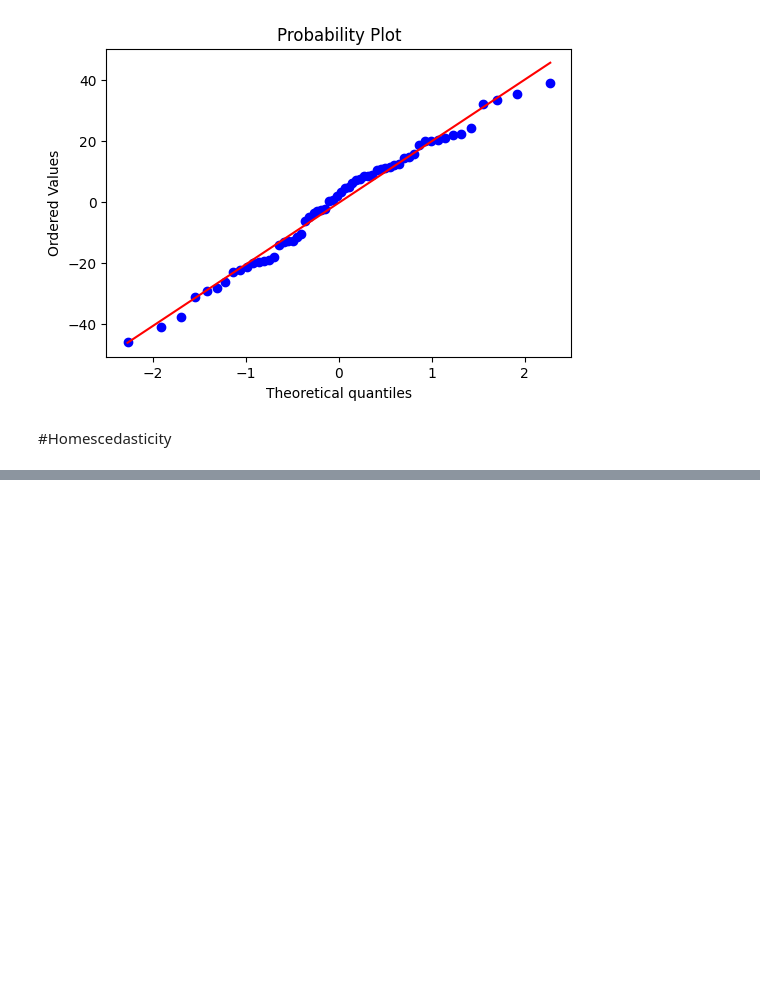
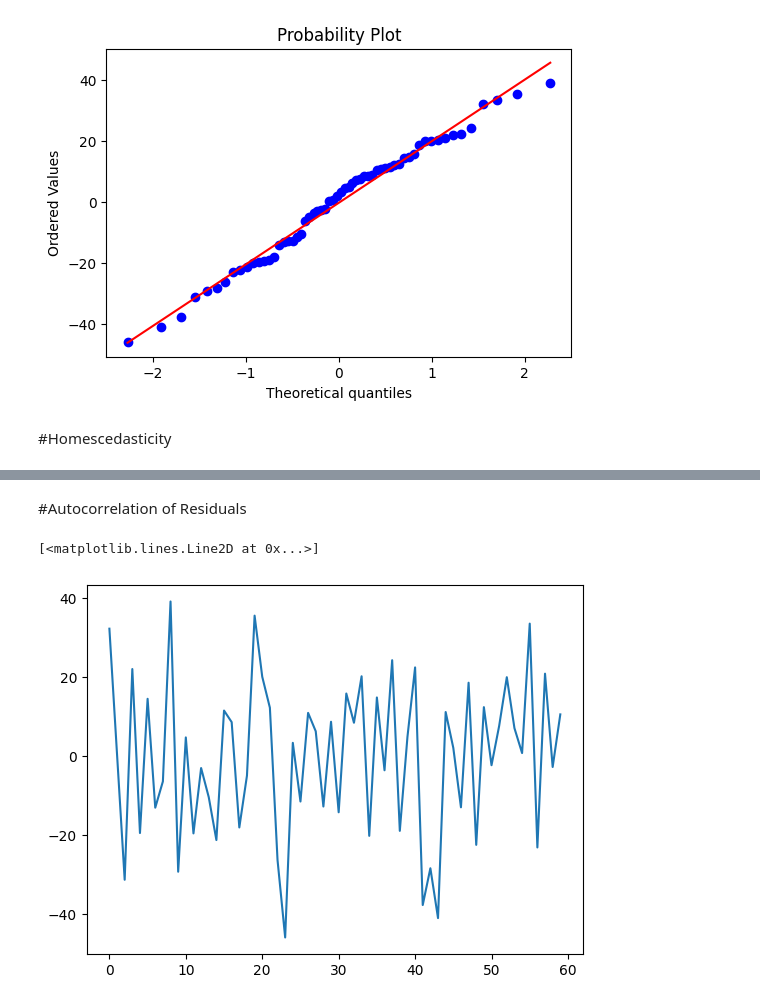
Before and after one commit to blackwithwhitegreen/ML-files, a Jupyter notebook: Assumptions_of_Linear_Regression.ipynb, the cells around one changed output, grey strips where cells are left out. Drawn from its saved outputs; the diff is of its cells as text; code cells hidden in the pictures; blank space fills up the shorter version.

```diff
--- a/Assumptions_of_Linear_Regression.ipynb
+++ b/Assumptions_of_Linear_Regression.ipynb
@@ -94,0 +100,7 @@ plt.show()
+# %% [markdown]
+#Autocorrelation of Residuals
+# %%
+plt.plot(residual)
+# %% [output]
+[<matplotlib.lines.Line2D at 0x...>]
+[figure, added]
```
Also changed, not shown: parts of 1 cell of this notebook.
